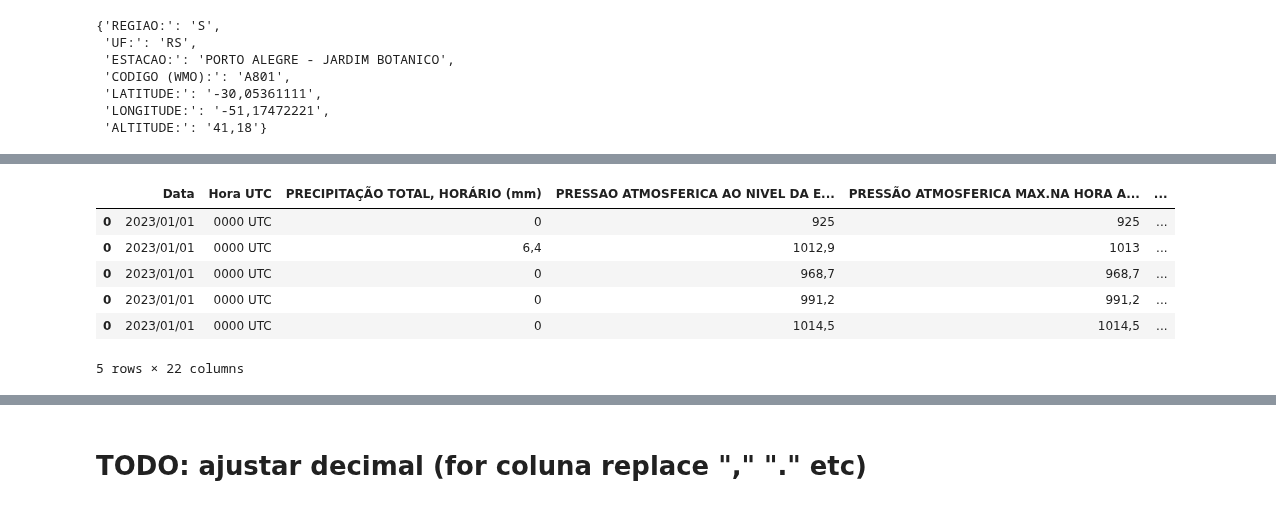
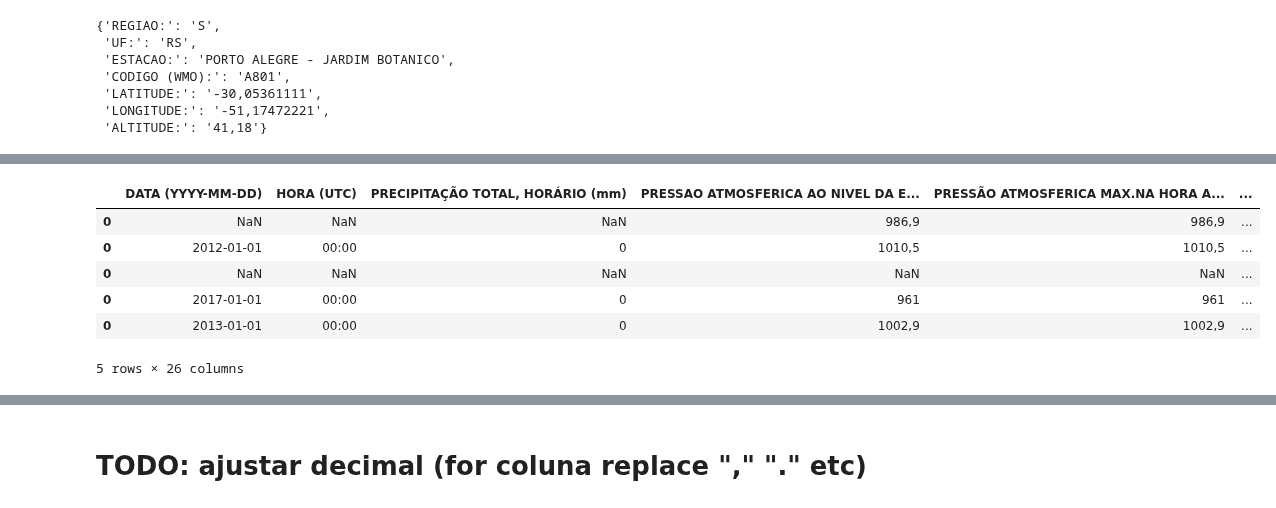
Before and after one commit to matheus-vizzotto/load_forecasting, a Jupyter notebook: lab/matheus/notebooks/inmet_scraper.ipynb, the cells around one changed output, grey strips where cells are left out. Cells and saved outputs as stored; diff of their text form; code cells hidden in the pictures.

```diff
--- a/lab/matheus/notebooks/inmet_scraper.ipynb
+++ b/lab/matheus/notebooks/inmet_scraper.ipynb
@@ -157,10 +220,10 @@ for ano in range(2000, 2024):
 # %%
-df01.sample(5)
+df.sample(5)
 # %% [output]
-|  | Data | Hora UTC | PRECIPITAÇÃO TOTAL, HORÁRIO (mm) | PRESSAO ATMOSFERICA AO NIVEL DA E... | PRESSÃO ATMOSFERICA MAX.NA HORA A... | ... |
-| 0 | 2023/01/01 | 0000 UTC | 0 | 925 | 925 | ... |
-| 0 | 2023/01/01 | 0000 UTC | 6,4 | 1012,9 | 1013 | ... |
-| 0 | 2023/01/01 | 0000 UTC | 0 | 968,7 | 968,7 | ... |
-| 0 | 2023/01/01 | 0000 UTC | 0 | 991,2 | 991,2 | ... |
-| 0 | 2023/01/01 | 0000 UTC | 0 | 1014,5 | 1014,5 | ... |
+|  | DATA (YYYY-MM-DD) | HORA (UTC) | PRECIPITAÇÃO TOTAL, HORÁRIO (mm) | PRESSAO ATMOSFERICA AO NIVEL DA E... | PRESSÃO ATMOSFERICA MAX.NA HORA A... | ... |
+| 0 | NaN | NaN | NaN | 986,9 | 986,9 | ... |
+| 0 | 2012-01-01 | 00:00 | 0 | 1010,5 | 1010,5 | ... |
+| 0 | NaN | NaN | NaN | NaN | NaN | ... |
+| 0 | 2017-01-01 | 00:00 | 0 | 961 | 961 | ... |
+| 0 | 2013-01-01 | 00:00 | 0 | 1002,9 | 1002,9 | ... |
-5 rows × 22 columns
+5 rows × 26 columns
```
Also changed, not shown: parts of 26 cells of this notebook, 3 other files.
